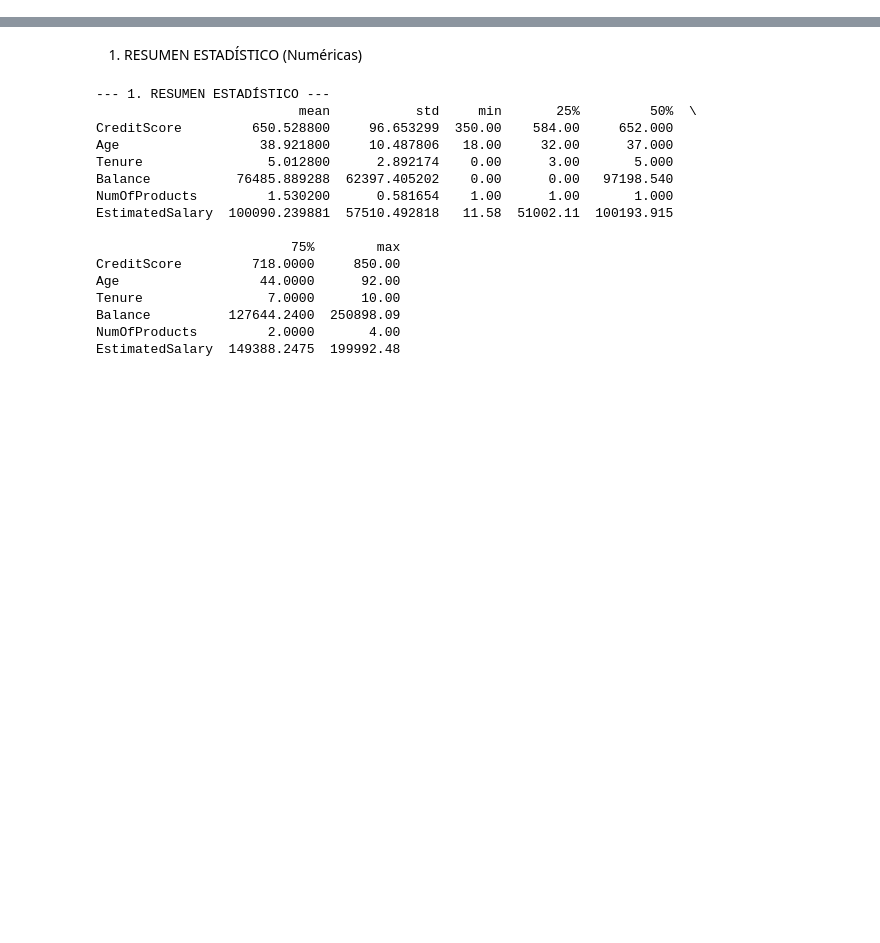
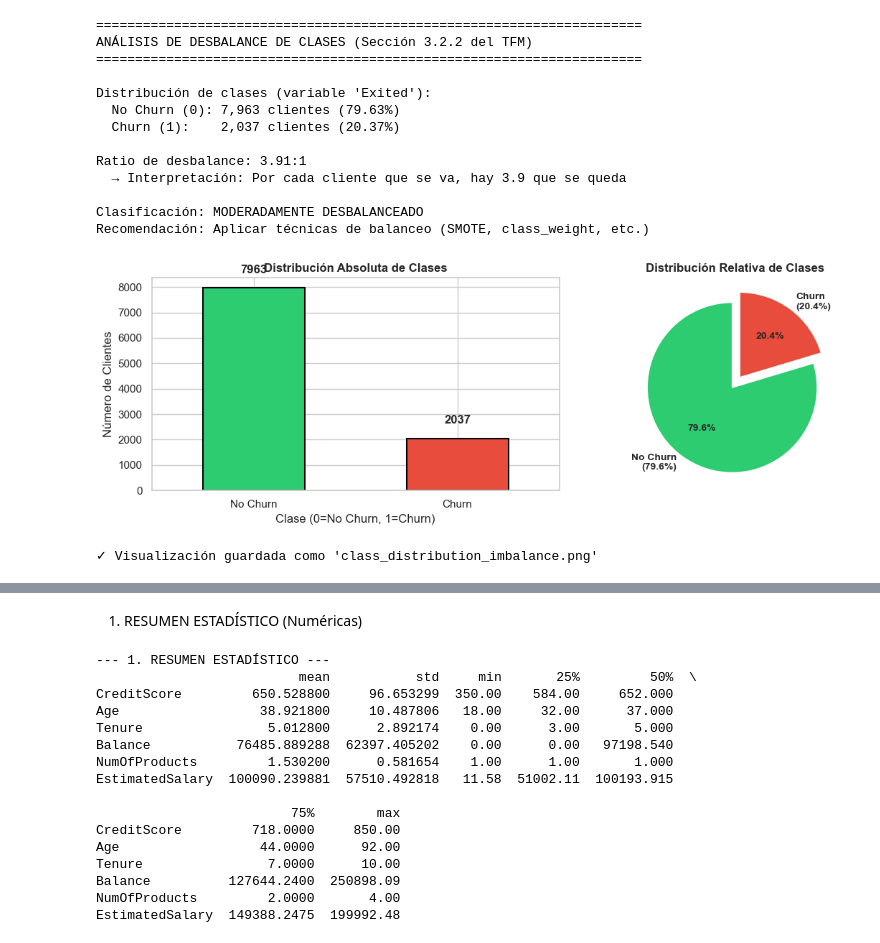
Before and after one commit to stephanyIS/tfm-prediccion-fuga-ml-bancario, a Jupyter notebook: src/Código_Python_para_el_EDA_completo_f.ipynb, the cells around one changed output, grey strips where cells are left out. Drawn from its saved outputs; the diff is of its cells as text; code cells hidden in the pictures; blank space fills up the shorter version.

```diff
--- a/src/Código_Python_para_el_EDA_completo_f.ipynb
+++ b/src/Código_Python_para_el_EDA_completo_f.ipynb
@@ -34,0 +37,72 @@ sklearn-pandas==2.2.0
+# %%
+# 0.1 VALIDACIÓN DE DESBALANCE DE CLASES
+print("=" * 70)
+print("ANÁLISIS DE DESBALANCE DE CLASES (Sección 3.2.2 del TFM)")
+print("=" * 70)
+
+# Cálculos básicos
+class_counts = df_clean['Exited'].value_counts().sort_index()
+class_pcts = df_clean['Exited'].value_counts(normalize=True).sort_index() * 100
+n_no_churn = class_counts[0]
+n_churn = class_counts[1]
+ratio_desbalance = n_no_churn / n_churn
+
+print(f"\nDistribución de clases (variable 'Exited'):")
+print(f"  No Churn (0): {n_no_churn:,} clientes ({class_pcts[0]:.2f}%)")
+print(f"  Churn (1):    {n_churn:,} clientes ({class_pcts[1]:.2f}%)")
+print(f"\nRatio de desbalance: {ratio_desbalance:.2f}:1")
+print(f"  → Interpretación: Por cada cliente que se va, hay {ratio_desbalance:.1f} que se queda")
+
+# Clasificación del desbalance (mismo criterio orientativo que la celda markdown)
+if ratio_desbalance < 1.5:
+    categoria = "BALANCEADO"
+elif ratio_desbalance <= 10:
+    categoria = "MODERADAMENTE DESBALANCEADO"
+else:
+    categoria = "SEVERAMENTE DESBALANCEADO"
+print(f"\nClasificación: {categoria}")
+print(f"Recomendación: Aplicar técnicas de balanceo (SMOTE, class_weight, etc.)")
+
+# Visualización
+fig, (ax1, ax2) = plt.subplots(1, 2, figsize=(12, 4))
+
+# Gráfico 1: Barras de conteo
+colors_bar = ['#2ecc71', '#e74c3c']  # Verde para No-Churn, Rojo para Churn
+df_clean['Exited'].value_counts().sort_index().plot(
+    kind='bar', ax=ax1, color=colors_bar, edgecolor='black', linewidth=1.5
+)
+ax1.set_title('Distribución Absoluta de Clases', fontsize=12, fontweight='bold')
+ax1.set_xlabel('Clase (0=No Churn, 1=Churn)')
+ax1.set_ylabel('Número de Clientes')
+ax1.set_xticklabels(['No Churn', 'Churn'], rotation=0)
+for i, v in enumerate(class_counts):
+    ax1.text(i, v + 500, str(v), ha='center', va='bottom', fontweight='bold')
+
+# Gráfico 2: Pie chart con porcentajes
+labels_pie = [f'No Churn\n({class_pcts[0]:.1f}%)', f'Churn\n({class_pcts[1]:.1f}%)']
+ax2.pie(class_counts, labels=labels_pie, colors=colors_bar, autopct='%1.1f%%',
+        startangle=90, textprops={'fontsize': 10, 'weight': 'bold'},
+        explode=(0.05, 0.1))
+ax2.set_title('Distribución Relativa de Clases', fontsize=12, fontweight='bold')
+
+plt.tight_layout()
+plt.savefig('class_distribution_imbalance.png', dpi=300, bbox_inches='tight')
+plt.show()
+
+print("\n✓ Visualización guardada como 'class_distribution_imbalance.png'")
+# %% [output]
+======================================================================
+ANÁLISIS DE DESBALANCE DE CLASES (Sección 3.2.2 del TFM)
+======================================================================
+
+Distribución de clases (variable 'Exited'):
+  No Churn (0): 7,963 clientes (79.63%)
+  Churn (1):    2,037 clientes (20.37%)
+
+Ratio de desbalance: 3.91:1
+  → Interpretación: Por cada cliente que se va, hay 3.9 que se queda
+
+Clasificación: MODERADAMENTE DESBALANCEADO
+Recomendación: Aplicar técnicas de balanceo (SMOTE, class_weight, etc.)
+[figure, added]
+✓ Visualización guardada como 'class_distribution_imbalance.png'
```
Also changed, not shown: parts of 7 cells of this notebook, 2 other files.
